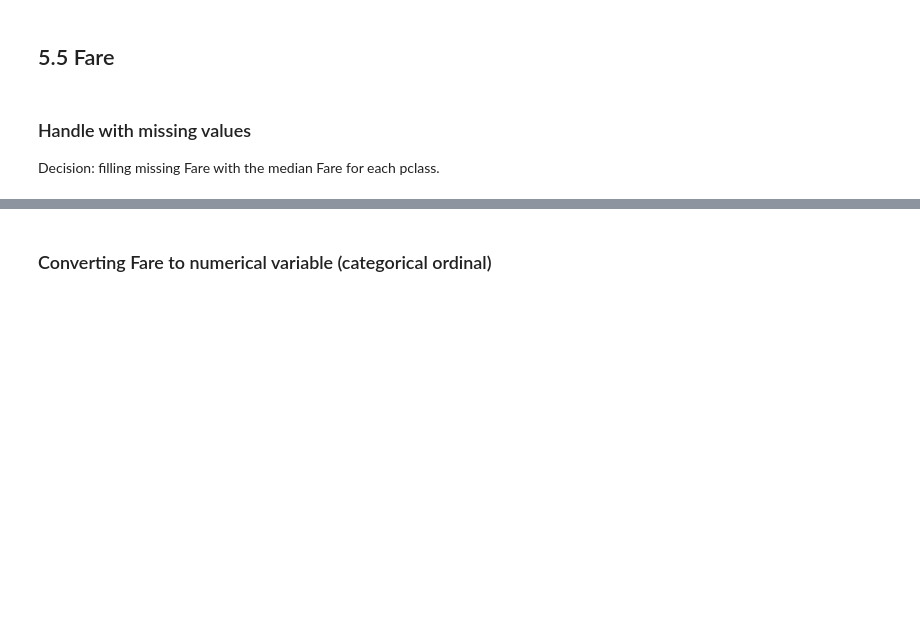
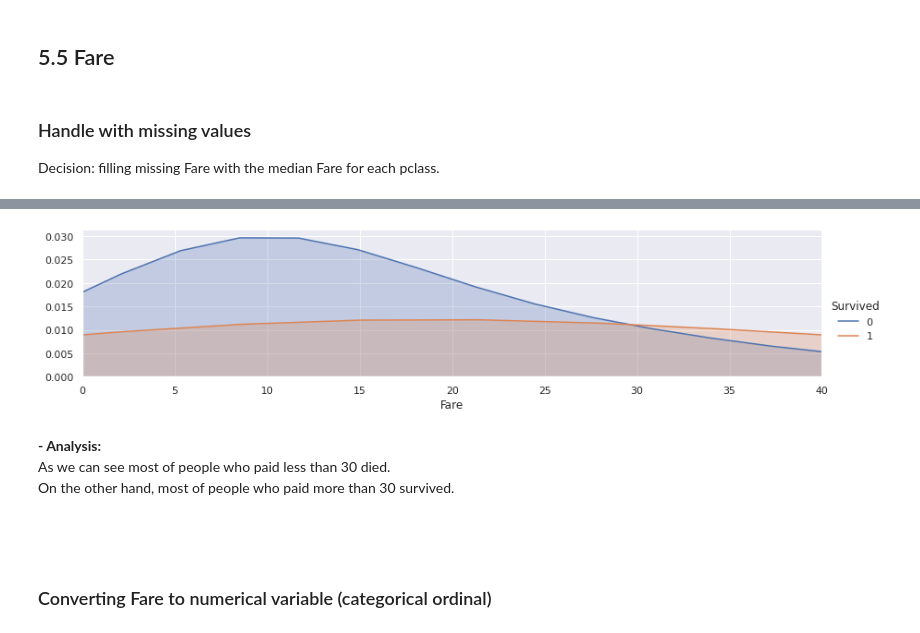
Before and after one commit to gabrielatrindade/ml-playground, a Jupyter notebook: projects/titanic/titanic.ipynb, the cells around one changed output, grey strips where cells are left out. Cells and saved outputs as stored; diff of their text form; code cells hidden in the pictures; blank space fills up the shorter version.

```diff
--- a/projects/titanic/titanic.ipynb
+++ b/projects/titanic/titanic.ipynb
@@ -477,8 +677,11 @@ train.head(2)
 ### Handle with missing values
 
 Decision: filling missing Fare with the median Fare for each pclass.
+# %%
+all_pclass_fare = pd.concat([train[['Pclass', 'Fare']], test[['Pclass', 'Fare']]])
+fare_median = all_pclass_fare.groupby('Pclass')['Fare'].transform('median')
 # %%
-train["Fare"].fillna(train.groupby("Pclass")["Fare"].transform("median"), inplace=True)
-test["Fare"].fillna(test.groupby("Pclass")["Fare"].transform("median"), inplace=True)
+train["Fare"].fillna(fare_median[:len(train)], inplace=True)
+test["Fare"].fillna(fare_median[len(train)+1:], inplace=True)
 # %%
 train.head(2)
@@ -492,6 +702,11 @@ plt.show()
 # %%
-facet = sns.FacetGrid(train, hue="Survived",aspect=4)
-facet.map(sns.kdeplot,'Fare',shade= True)
+facet = sns.FacetGrid(train, hue="Survived", aspect=4)
+
+facet.map(sns.kdeplot, 'Fare', shade= True)
 facet.set(xlim=(0, train['Fare'].max()))
 facet.add_legend()
-plt.xlim(0, 20)
+
+plt.xlim(0, 40)
+plt.show()
+# %% [output]
+[figure, added]
@@ -510,3 +713,9 @@ plt.xlim(0)
+# %% [markdown]
+**- Analysis:** <br>
+As we can see most of people who paid less than 30 died. <br>
+On the other hand, most of people who paid more than 30 survived. <br>
+<br>
+<br>
 # %% [markdown]
 ### Converting Fare to numerical variable (categorical ordinal)
 # %%
```
Also changed, not shown: parts of 37 cells of this notebook.
